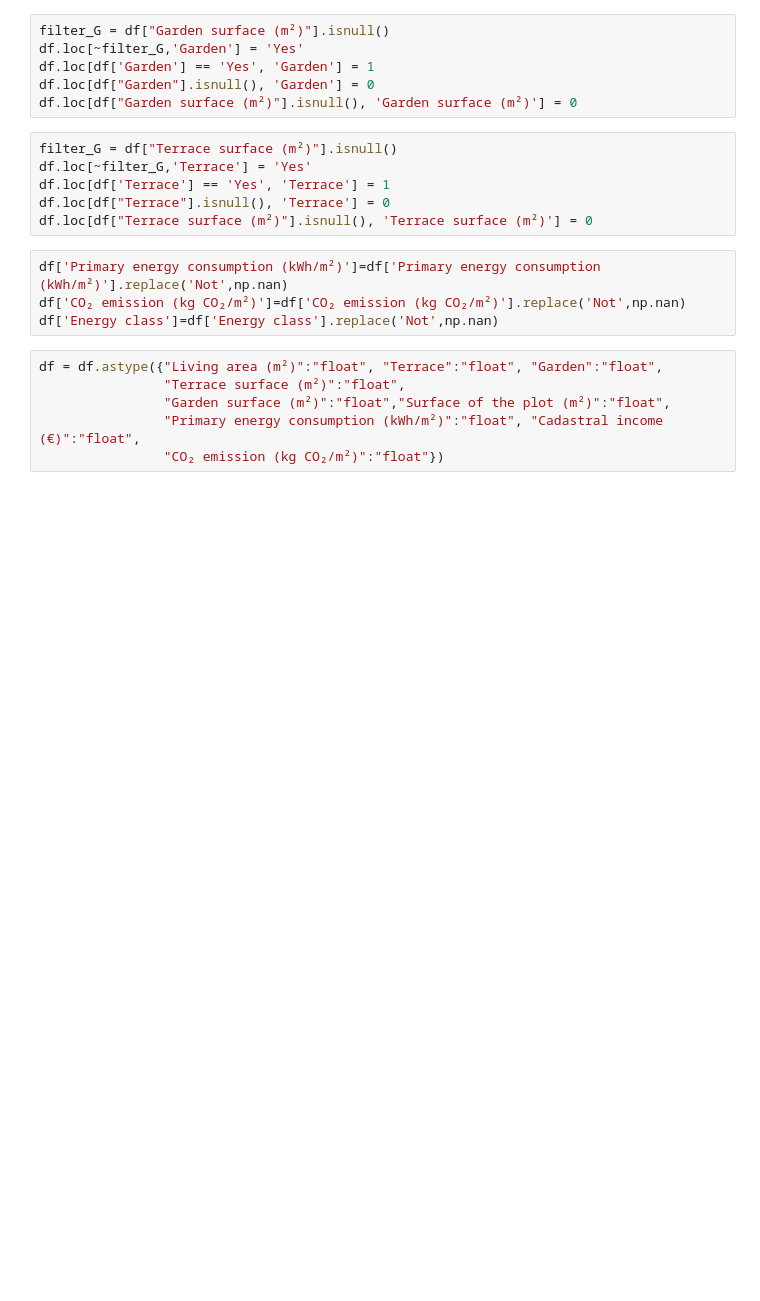
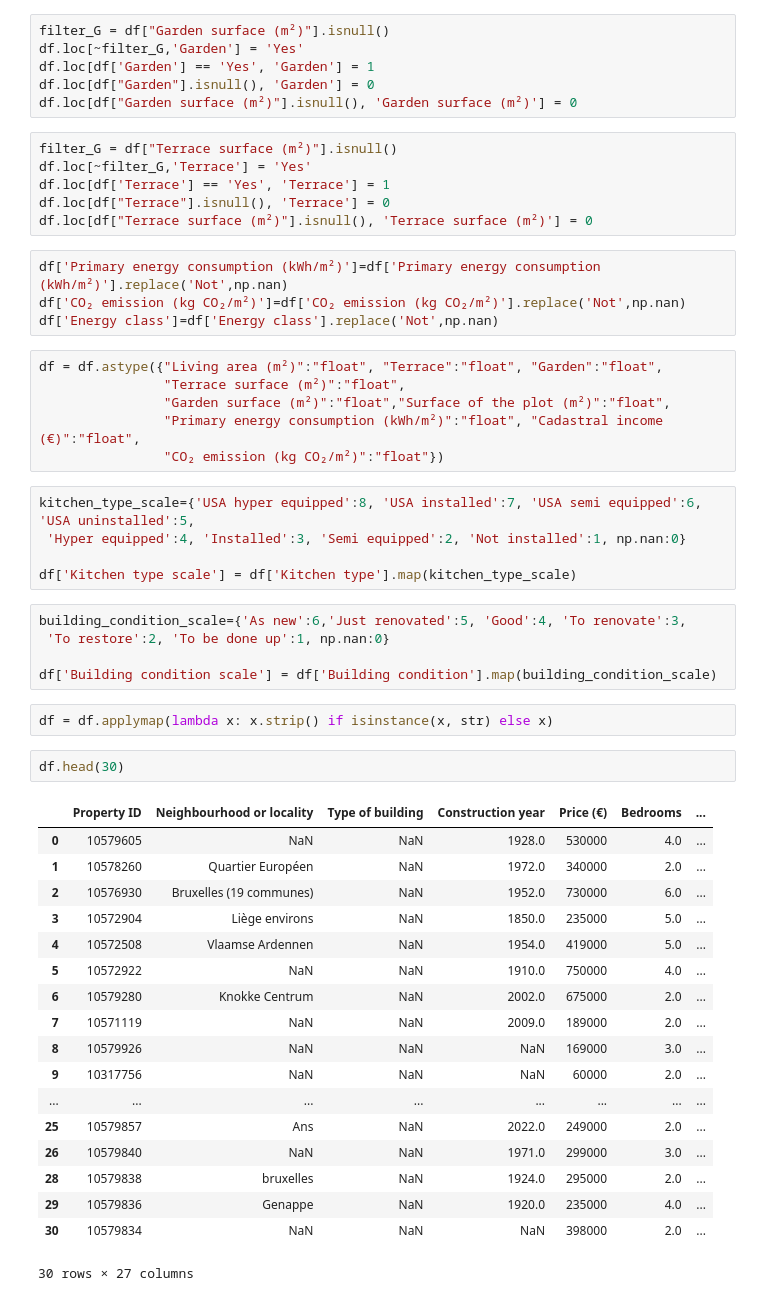
Before and after one commit to SaidKardic/challenge-data-analysis, a Jupyter notebook: said.ipynb, the cells around one changed output. Saved outputs shown, nothing was run; the diff lists cells and outputs as text; blank space fills up the shorter version.

```diff
--- a/said.ipynb
+++ b/said.ipynb
@@ -95,6 +88,39 @@ df = df.astype({"Living area (m²)":"float", "Terrace":"float", "Garden":"float"
                 "Garden surface (m²)":"float","Surface of the plot (m²)":"float",
                 "Primary energy consumption (kWh/m²)":"float", "Cadastral income (€)":"float",
                 "CO₂ emission (kg CO₂/m²)":"float"})
+# %%
+kitchen_type_scale={'USA hyper equipped':8, 'USA installed':7, 'USA semi equipped':6, 'USA uninstalled':5,
+ 'Hyper equipped':4, 'Installed':3, 'Semi equipped':2, 'Not installed':1, np.nan:0}
+
+df['Kitchen type scale'] = df['Kitchen type'].map(kitchen_type_scale)
+# %%
+building_condition_scale={'As new':6,'Just renovated':5, 'Good':4, 'To renovate':3,
+ 'To restore':2, 'To be done up':1, np.nan:0}
+
+df['Building condition scale'] = df['Building condition'].map(building_condition_scale)
+# %%
+df = df.applymap(lambda x: x.strip() if isinstance(x, str) else x)
+# %%
+df.head(30)
+# %% [output]
+|  | Property ID | Neighbourhood or locality | Type of building | Construction year | Price (€) | Bedrooms | ... |
+| 0 | 10579605 | NaN | NaN | 1928.0 | 530000 | 4.0 | ... |
+| 1 | 10578260 | Quartier Européen | NaN | 1972.0 | 340000 | 2.0 | ... |
+| 2 | 10576930 | Bruxelles (19 communes) | NaN | 1952.0 | 730000 | 6.0 | ... |
+| 3 | 10572904 | Liège environs | NaN | 1850.0 | 235000 | 5.0 | ... |
+| 4 | 10572508 | Vlaamse Ardennen | NaN | 1954.0 | 419000 | 5.0 | ... |
+| 5 | 10572922 | NaN | NaN | 1910.0 | 750000 | 4.0 | ... |
+| 6 | 10579280 | Knokke Centrum | NaN | 2002.0 | 675000 | 2.0 | ... |
+| 7 | 10571119 | NaN | NaN | 2009.0 | 189000 | 2.0 | ... |
+| 8 | 10579926 | NaN | NaN | NaN | 169000 | 3.0 | ... |
+| 9 | 10317756 | NaN | NaN | NaN | 60000 | 2.0 | ... |
+| ... | ... | ... | ... | ... | ... | ... | ... |
+| 25 | 10579857 | Ans | NaN | 2022.0 | 249000 | 2.0 | ... |
+| 26 | 10579840 | NaN | NaN | 1971.0 | 299000 | 3.0 | ... |
+| 28 | 10579838 | bruxelles | NaN | 1924.0 | 295000 | 2.0 | ... |
+| 29 | 10579836 | Genappe | NaN | 1920.0 | 235000 | 4.0 | ... |
+| 30 | 10579834 | NaN | NaN | NaN | 398000 | 2.0 | ... |
+30 rows × 27 columns
 # %%
 df.dtypes
 # %% [output]
```
Also changed, not shown: parts of 4 cells of this notebook.
